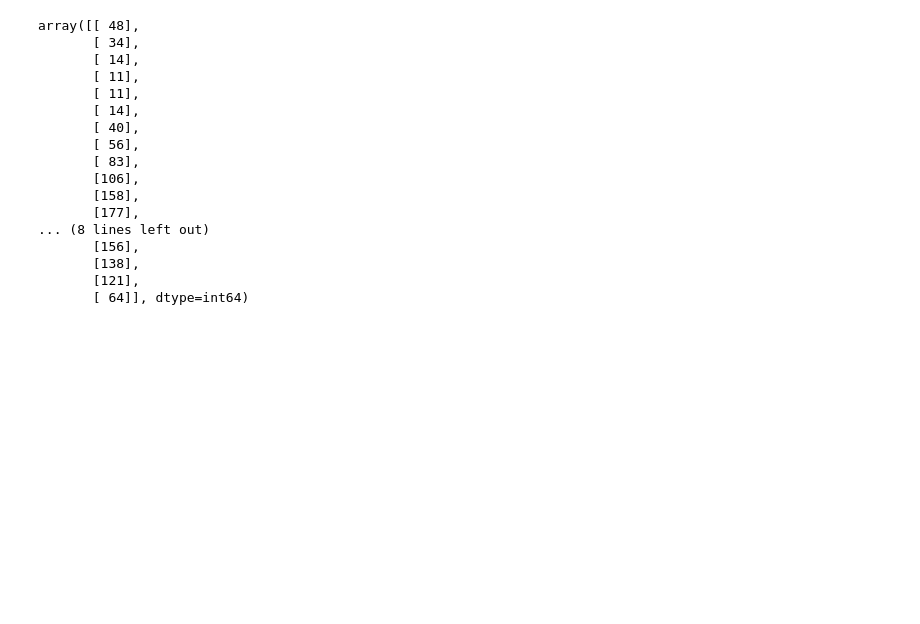
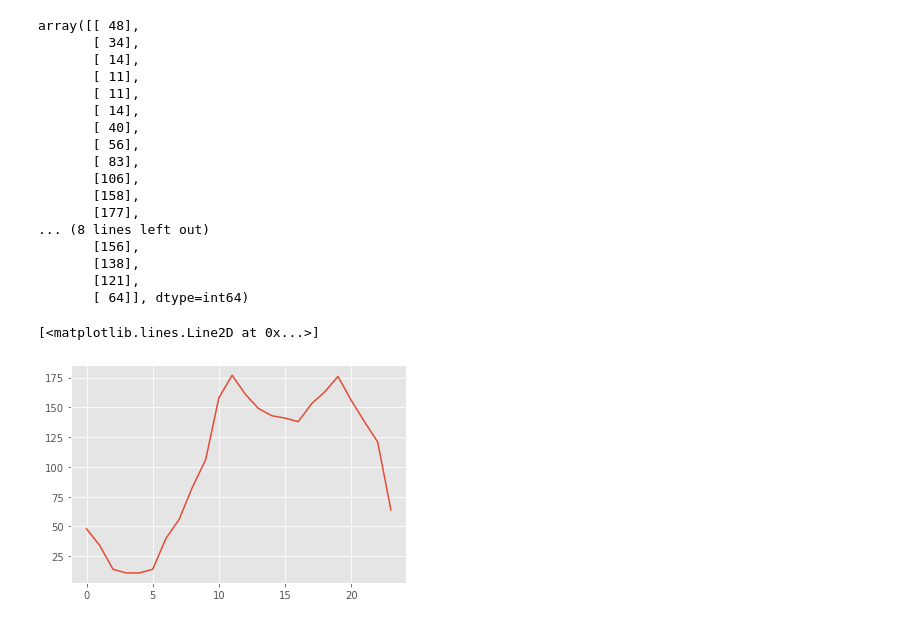
Before and after one commit to dishankkalra23/eCommerce-Sales-Analysis, a Jupyter notebook: Sales-Analysis.ipynb, the cells around one changed output. Saved outputs shown, nothing was run; the diff lists cells and outputs as text; code cells hidden in the pictures; blank space fills up the shorter version.

```diff
--- a/Sales-Analysis.ipynb
+++ b/Sales-Analysis.ipynb
@@ -387,6 +388,12 @@ array([[ 48],
        [138],
        [121],
        [ 64]], dtype=int64)
+# %%
+hours = [hour for hour,data in all_data.groupby(['hours'])]
+plt.plot(hours,y)
+# %% [output]
+[<matplotlib.lines.Line2D at 0x...>]
+[figure, added]
 # %%
 all_data
 # %% [output]
```
Also changed, not shown: parts of 5 cells of this notebook.
